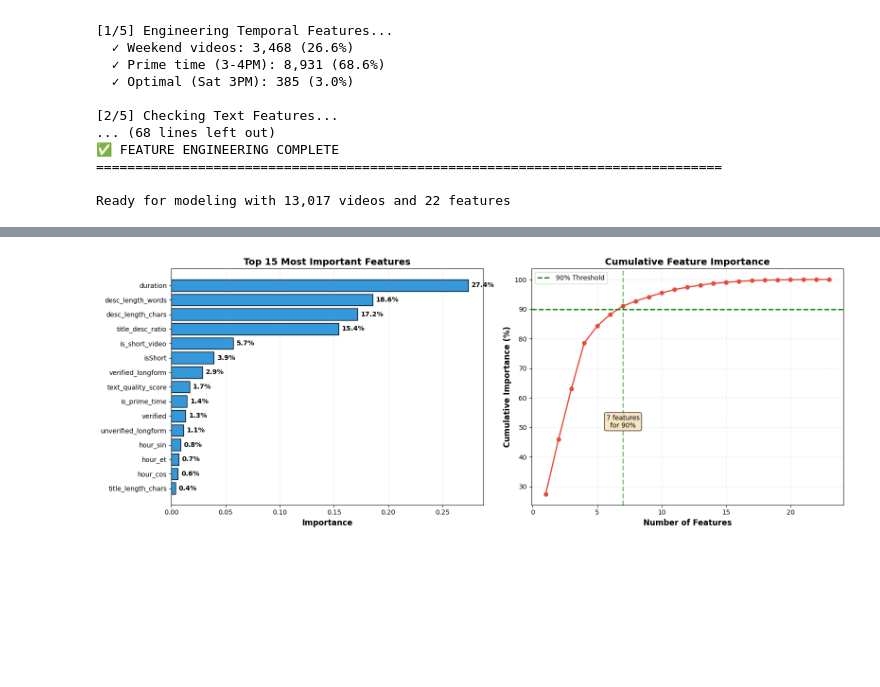
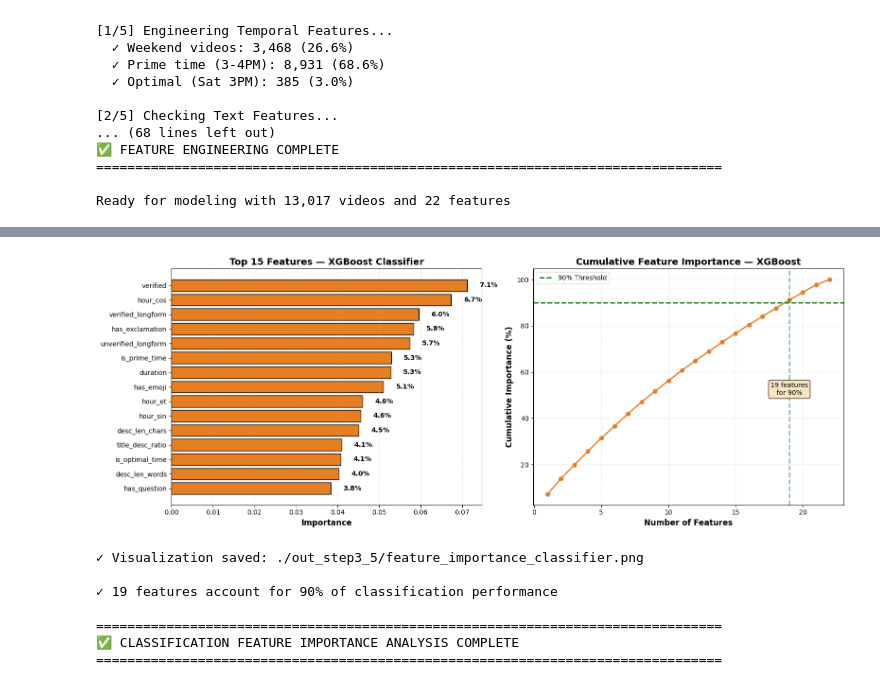
Before and after one commit to Dadaranger/YouTube-Analysis-Project, a Jupyter notebook: research.ipynb, the cells around one changed output, grey strips where cells are left out. Cells and saved outputs as stored; diff of their text form; code cells hidden in the pictures; blank space fills up the shorter version.

```diff
--- a/research.ipynb
+++ b/research.ipynb
@@ -4581,82 +6234,83 @@ We'll create:
 
 ---
 # %%
-# STEP 4.5 — Feature Importance Analysis
+# STEP 4.5c — Feature Importance Analysis for XGBoost Classifier
 
-print("="*70)
-print("STEP 4.5 — FEATURE IMPORTANCE ANALYSIS")
-print("="*70)
+print("="*80)
+print("STEP 4.5 (continued) — FEATURE IMPORTANCE ANALYSIS")
+print("="*80)
+print(f"Analyzing feature importance for: {winner['Model']}")
 
-# Get feature importance from Random Forest
-feature_importance = pd.DataFrame({
+# Get feature importance from winning XGBoost classifier
+feature_importance_clf = pd.DataFrame({
     'feature': feature_cols,
-    'importance': rf_model.feature_importances_
+    'importance': winner_model.feature_importances_
 }).sort_values('importance', ascending=False)
 
 # Calculate cumulative importance
-feature_importance['cumulative'] = feature_importance['importance'].cumsum()
+feature_importance_clf['cumulative'] = feature_importance_clf['importance'].cumsum()
 
-print("\n🔝 Top 15 Features by Importance:")
-print("="*70)
-for idx, row in feature_importance.head(15).iterrows():
+print("\n🔝 Top 15 Features Driving Classification (High Performer Prediction):")
+print("="*80)
+for idx, row in feature_importance_clf.head(15).iterrows():
     bar_length = int(row['importance'] * 100)
     bar = '█' * bar_length
     print(f"{idx+1:2d}. {row['feature']:25s} {row['importance']*100:5.1f}% {bar}")
 
 # Key insights
-top_3 = feature_importance.head(3)['feature'].tolist()
-top_3_pct = feature_importance.head(3)['importance'].sum() * 100
-top_10_pct = feature_importance.head(10)['importance'].sum() * 100
+top_3 = feature_importance_clf.head(3)['feature'].tolist()
+top_3_pct = feature_importance_clf.head(3)['importance'].sum() * 100
+top_10_pct = feature_importance_clf.head(10)['importance'].sum() * 100
 
-print("\n" + "="*70)
+print("\n" + "="*80)
 print("KEY INSIGHTS")
-print("="*70)
+print("="*80)
 print(f"\n✓ Top 3 features: {', '.join(top_3)}")
-print(f"  → Account for {top_3_pct:.1f}% of model's predictive power")
+print(f"  → Account for {top_3_pct:.1f}% of {winner['Model']}'s predictive power")
 print(f"\n✓ Top 10 features account for {top_10_pct:.1f}% of importance")
-print(f"  → Model is driven by a core set of features")
+print(f"  → Classification driven by core metadata features")
 
 # Visualize importance
 fig, (ax1, ax2) = plt.subplots(1, 2, figsize=(16, 6))
 
 # Bar chart
 top_n = 15
-top_features = feature_importance.head(top_n)
-ax1.barh(range(top_n), top_features['importance'], color='#3498db', edgecolor='black')
+top_features = feature_importance_clf.head(top_n)
+ax1.barh(range(top_n), top_features['importance'], color='#e67e22', edgecolor='black')
 ax1.set_yticks(range(top_n))
 ax1.set_yticklabels(top_features['feature'])
 ax1.invert_yaxis()
 ax1.set_xlabel('Importance', fontsize=12, fontweight='bold')
-ax1.set_title(f'Top {top_n} Most Important Features', fontsize=14, fontweight='bold')
+ax1.set_title(f'Top {top_n} Features — {winner["Model"]} Classifier', fontsize=14, fontweight='bold')
 ax1.grid(axis='x', alpha=0.3, linestyle='--')
 
 for i, v in enumerate(top_features['importance']):
     ax1.text(v + 0.003, i, f'{v*100:.1f}%', va='center', fontweight='bold')
 
 # Cumulative importance
-ax2.plot(range(1, len(feature_importance)+1), feature_importance['cumulative']*100,
-         marker='o', linewidth=2, markersize=6, color='#e74c3c')
+ax2.plot(range(1, len(feature_importance_clf)+1), feature_importance_clf['cumulative']*100,
+         marker='o', linewidth=2, markersize=6, color='#e67e22')
 ax2.axhline(y=90, color='green', linestyle='--', linewidth=2, label='90% Threshold')
 ax2.set_xlabel('Number of Features', fontsize=12, fontweight='bold')
 ax2.set_ylabel('Cumulative Importance (%)', fontsize=12, fontweight='bold')
-ax2.set_title('Cumulative Feature Importance', fontsize=14, fontweight='bold')
+ax2.set_title(f'Cumulative Feature Importance — {winner["Model"]}', fontsize=14, fontweight='bold')
 ax2.legend(fontsize=10)
 ax2.grid(alpha=0.3, linestyle='--')
 
 # Mark how many features needed for 90%
-features_for_90 = (feature_importance['cumulative'] <= 0.90).sum() + 1
+features_for_90 = (feature_importance_clf['cumulative'] <= 0.90).sum() + 1
 ax2.axvline(x=features_for_90, color='green', linestyle='--', linewidth=2, alpha=0.5)
 ax2.text(features_for_90, 50, f'{features_for_90} features\nfor 90%',
          ha='center', fontsize=10, bbox=dict(boxstyle='round', facecolor='wheat', alpha=0.8))
 
 plt.tight_layout()
-plt.savefig('./out_step3_5/feature_importance.png', dpi=300, bbox_inches='tight')
+plt.savefig('./out_step3_5/feature_importance_classifier.png', dpi=300, bbox_inches='tight')
 plt.show()
 
-print(f"\n✓ Visualization saved: ./out_step3_5/feature_importance.png")
-print(f"\n✓ {features_for_90} features account for 90% of model performance")
+print(f"\n✓ Visualization saved: ./out_step3_5/feature_importance_classifier.png")
+print(f"\n✓ {features_for_90} features account for 90% of classification performance")
 
-print("\n" + "="*70)
-print("✅ FEATURE IMPORTANCE ANALYSIS COMPLETE")
-print("="*70)
+print("\n" + "="*80)
+print("✅ CLASSIFICATION FEATURE IMPORTANCE ANALYSIS COMPLETE")
+print("="*80)
 # %% [output]
@@ -4663 +6334,8 @@ print("="*70)
-[figure, old version]
+[figure, new version]
+✓ Visualization saved: ./out_step3_5/feature_importance_classifier.png
+
+✓ 19 features account for 90% of classification performance
+
+================================================================================
+✅ CLASSIFICATION FEATURE IMPORTANCE ANALYSIS COMPLETE
+================================================================================
```
Also changed, not shown: parts of 36 cells of this notebook, 13 other files.
